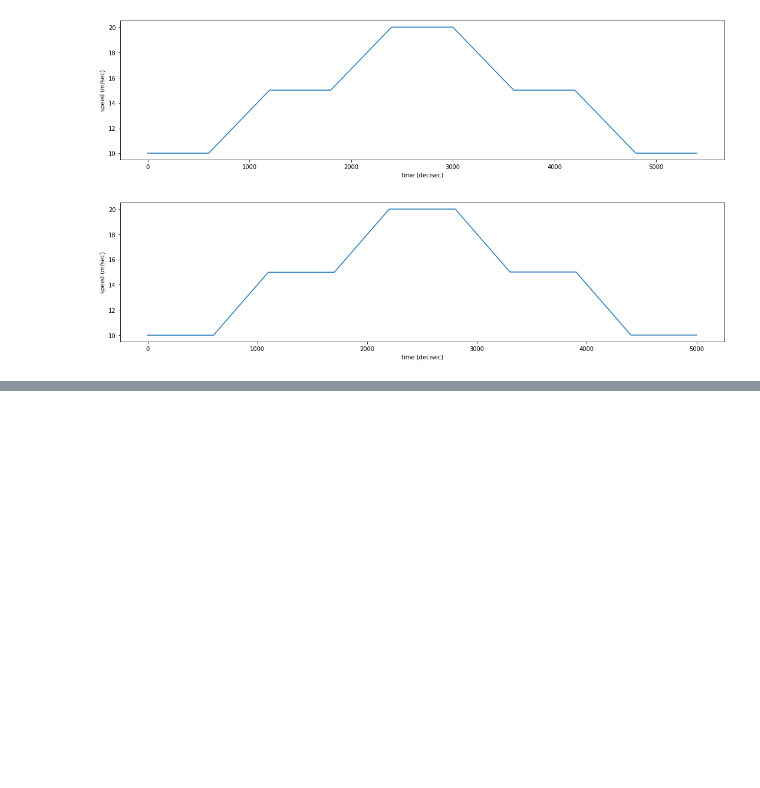
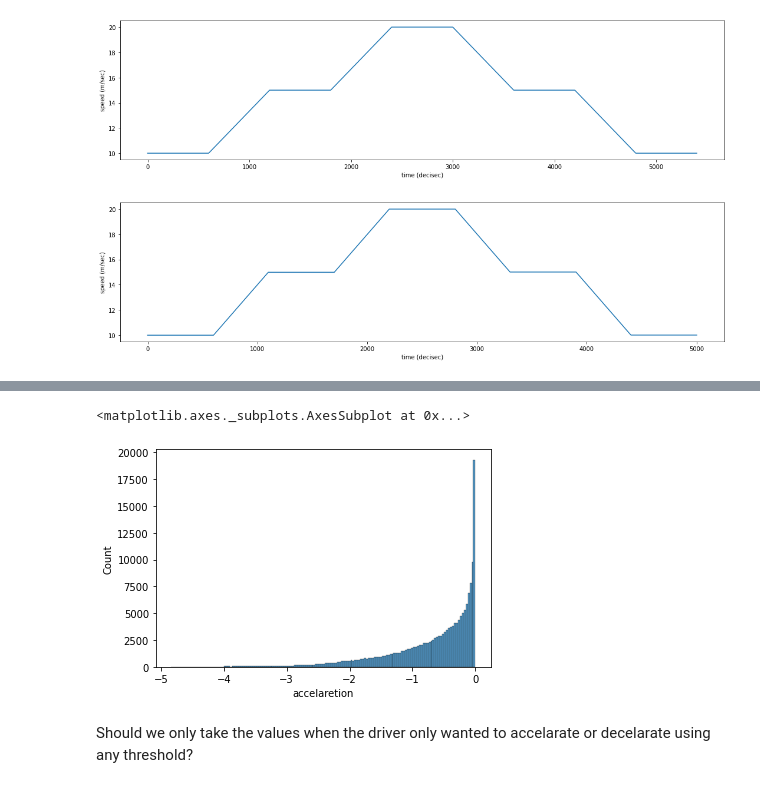
Before and after one commit to m-rafiul-islam/driver-behavior-model, a Jupyter notebook: emperical_data_viz.ipynb, the cells around one changed output, grey strips where cells are left out. Drawn from its saved outputs; the diff is of its cells as text; code cells hidden in the pictures; blank space fills up the shorter version.

```diff
--- a/emperical_data_viz.ipynb
+++ b/emperical_data_viz.ipynb
@@ -292,0 +350,7 @@ fig.tight_layout()
+# %%
+sns.histplot(x='accelaretion',data=car_data_dec)
+# %% [output]
+<matplotlib.axes._subplots.AxesSubplot at 0x...>
+[figure, added]
+# %% [markdown]
+Should we only take the values when the driver only wanted to accelarate or decelarate using any threshold?
```
Also changed, not shown: parts of 12 cells of this notebook.
